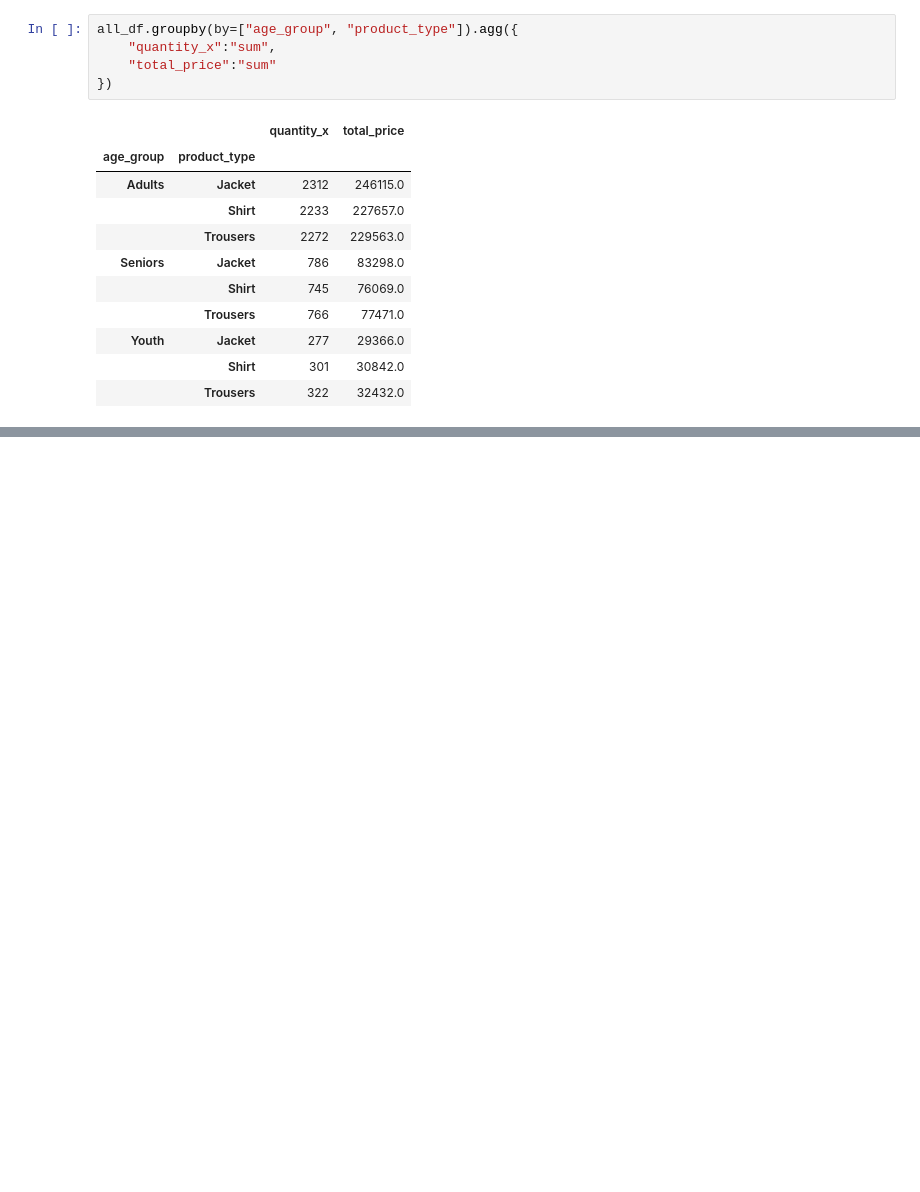
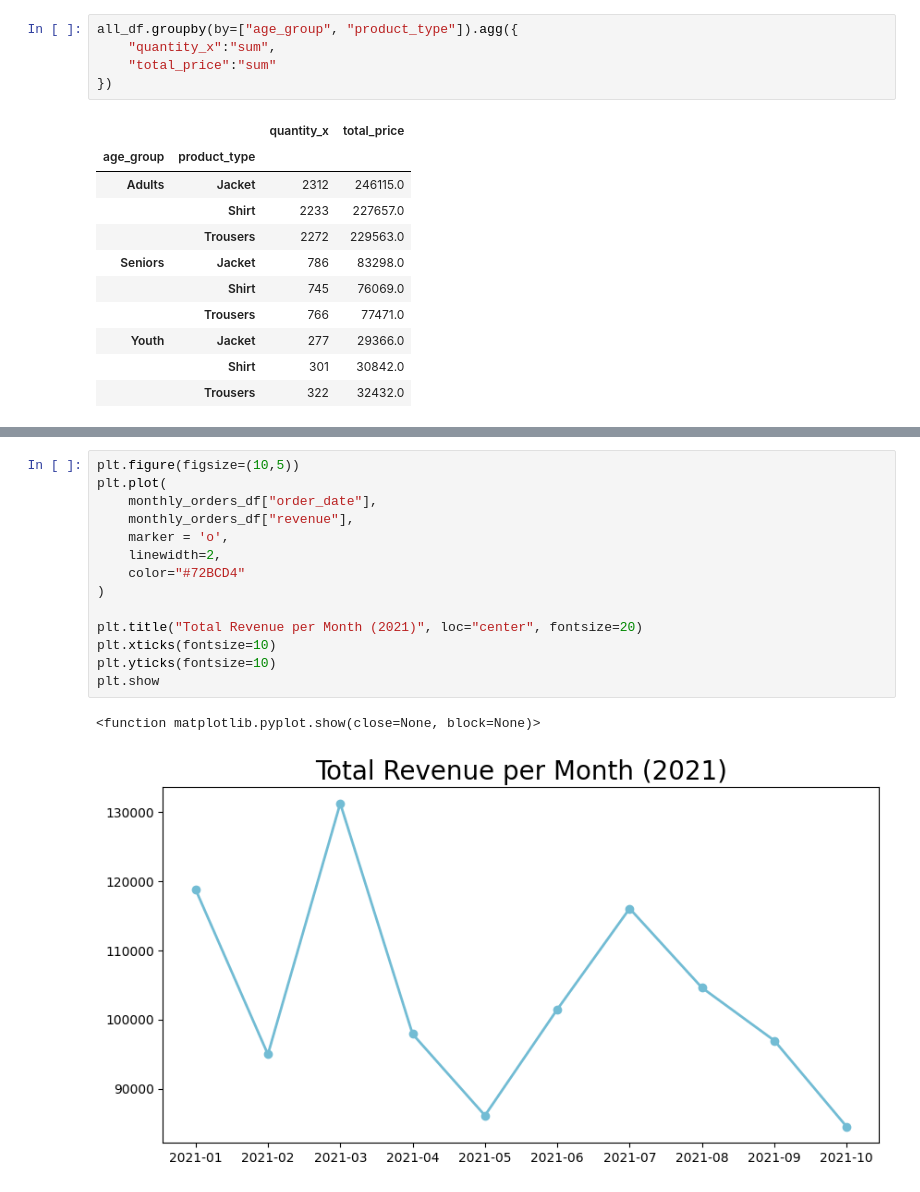
Before and after one commit to dipoyonoarga/dicoding_proyek_analisis_data, a Jupyter notebook: dicoNotebook.ipynb, the cells around one changed output, grey strips where cells are left out. Cells and saved outputs as stored; diff of their text form; blank space fills up the shorter version.

```diff
--- a/dicoNotebook.ipynb
+++ b/dicoNotebook.ipynb
@@ -648,0 +701,17 @@ all_df.groupby(by=["age_group", "product_type"]).agg({
+# %%
+plt.figure(figsize=(10,5))
+plt.plot(
+    monthly_orders_df["order_date"],
+    monthly_orders_df["revenue"],
+    marker = 'o',
+    linewidth=2,
+    color="#72BCD4"
+)
+
+plt.title("Total Revenue per Month (2021)", loc="center", fontsize=20)
+plt.xticks(fontsize=10)
+plt.yticks(fontsize=10)
+plt.show
+# %% [output]
+<function matplotlib.pyplot.show(close=None, block=None)>
+[figure, added]
```
Also changed, not shown: parts of 13 cells of this notebook.
